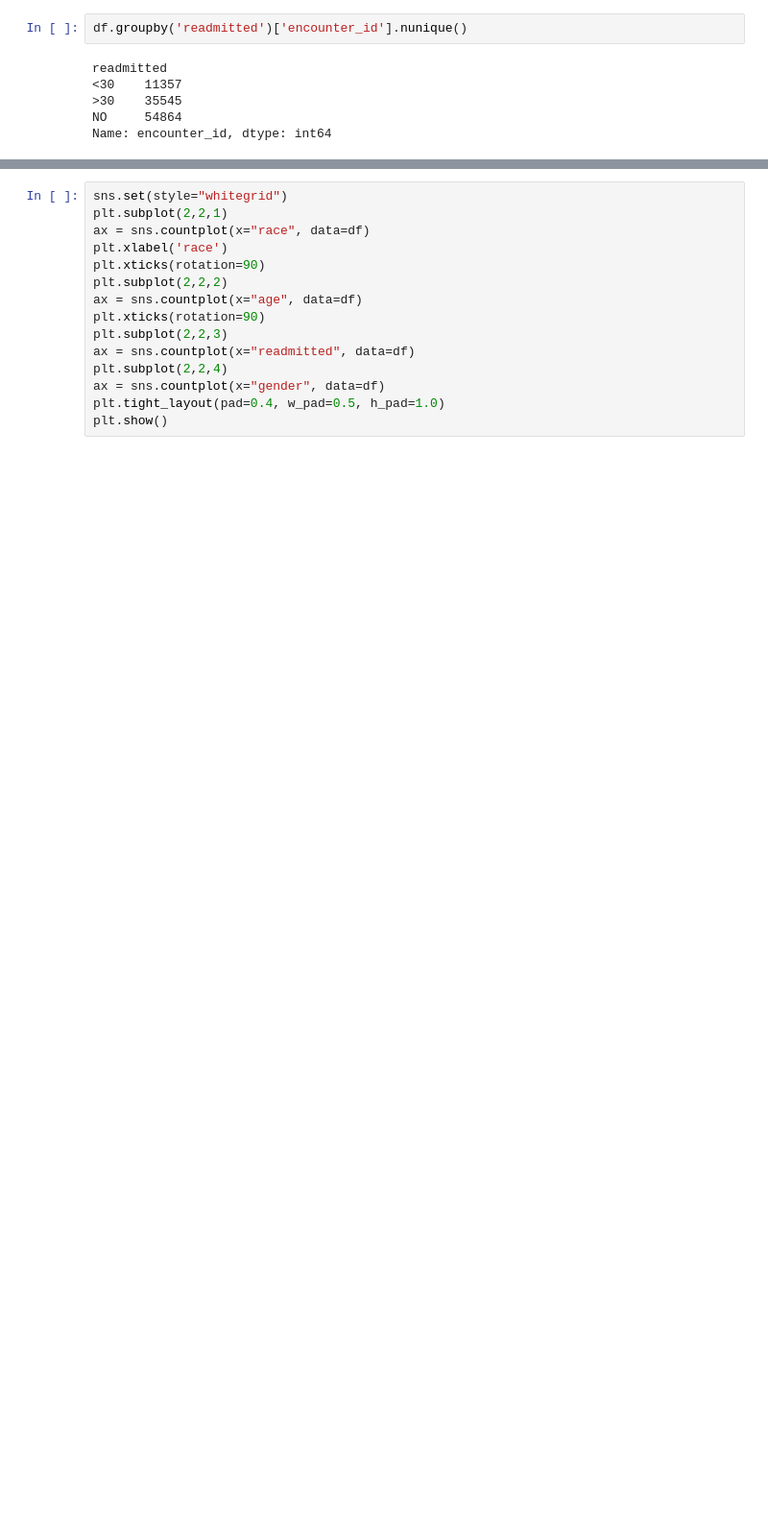
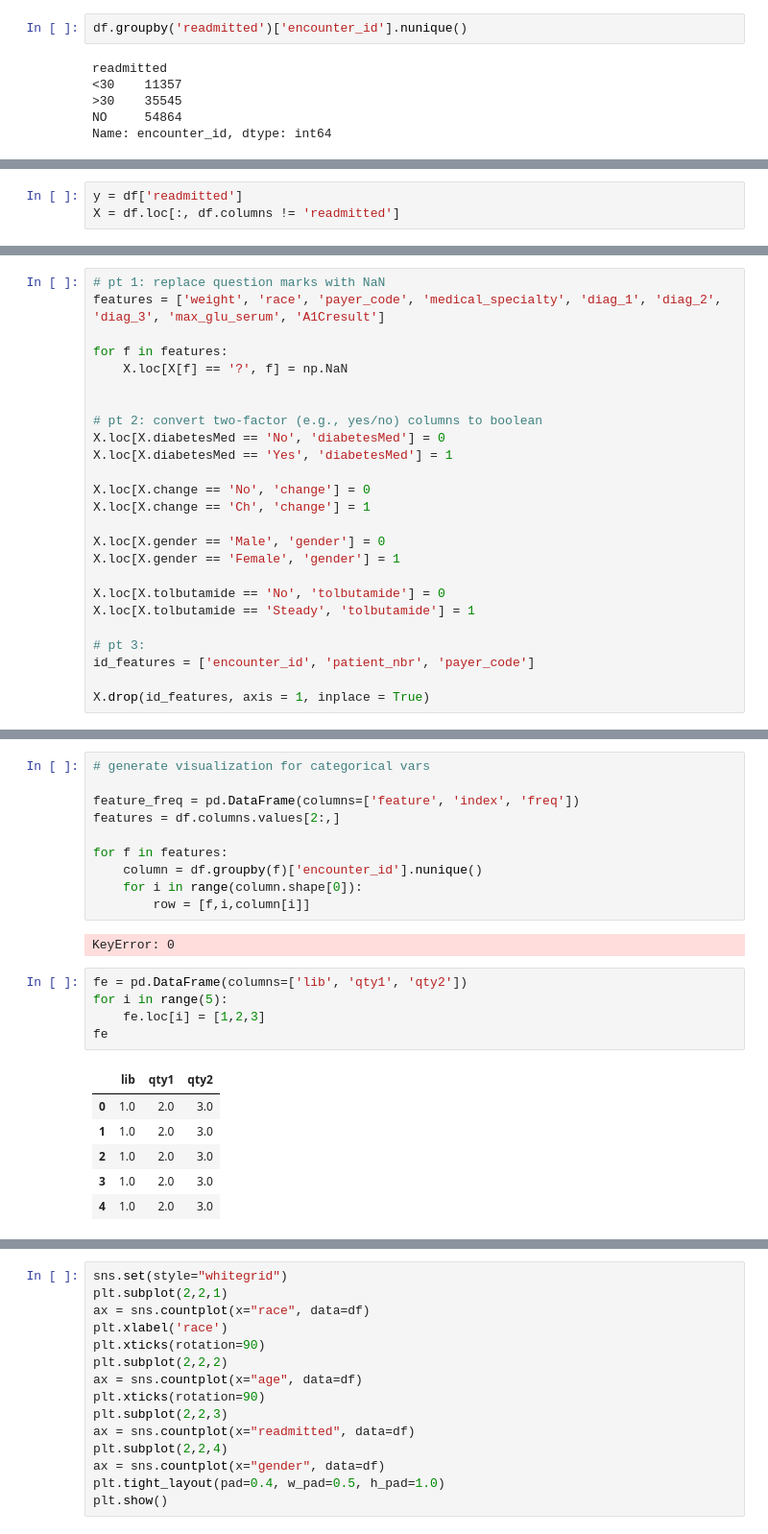
Before and after one commit to rikithamanjunath/diabetes-readmission, a Jupyter notebook: eda.ipynb, the cells around one changed output, grey strips where cells are left out. Shown at 96% size. Drawn from its saved outputs; the diff is of its cells as text; blank space fills up the shorter version.

```diff
--- a/eda.ipynb
+++ b/eda.ipynb
@@ -72,0 +42,3 @@ df.loc[df.medical_specialty == '?', 'medical_specialty'] = np.NaN
+# %%
+y = df['readmitted']
+X = df.loc[:, df.columns != 'readmitted']
@@ -72,0 +51,25 @@ df.loc[df.medical_specialty == '?', 'medical_specialty'] = np.NaN
+# %%
+# pt 1: replace question marks with NaN
+features = ['weight', 'race', 'payer_code', 'medical_specialty', 'diag_1', 'diag_2', 'diag_3', 'max_glu_serum', 'A1Cresult']
+
+for f in features:
+    X.loc[X[f] == '?', f] = np.NaN
+
+
+# pt 2: convert two-factor (e.g., yes/no) columns to boolean
+X.loc[X.diabetesMed == 'No', 'diabetesMed'] = 0
+X.loc[X.diabetesMed == 'Yes', 'diabetesMed'] = 1
+
+X.loc[X.change == 'No', 'change'] = 0
+X.loc[X.change == 'Ch', 'change'] = 1
+
+X.loc[X.gender == 'Male', 'gender'] = 0
+X.loc[X.gender == 'Female', 'gender'] = 1
+
+X.loc[X.tolbutamide == 'No', 'tolbutamide'] = 0
+X.loc[X.tolbutamide == 'Steady', 'tolbutamide'] = 1
+
+# pt 3:
+id_features = ['encounter_id', 'patient_nbr', 'payer_code']
+
+X.drop(id_features, axis = 1, inplace = True)
@@ -72,0 +126,24 @@ df.loc[df.medical_specialty == '?', 'medical_specialty'] = np.NaN
+# %%
+# generate visualization for categorical vars
+
+feature_freq = pd.DataFrame(columns=['feature', 'index', 'freq'])
+features = df.columns.values[2:,]
+
+for f in features:
+    column = df.groupby(f)['encounter_id'].nunique()
+    for i in range(column.shape[0]):
+        row = [f,i,column[i]]
+# %% [output]
+KeyError: 0
+# %%
+fe = pd.DataFrame(columns=['lib', 'qty1', 'qty2'])
+for i in range(5):
+    fe.loc[i] = [1,2,3]
+fe
+# %% [output]
+|  | lib | qty1 | qty2 |
+| 0 | 1.0 | 2.0 | 3.0 |
+| 1 | 1.0 | 2.0 | 3.0 |
+| 2 | 1.0 | 2.0 | 3.0 |
+| 3 | 1.0 | 2.0 | 3.0 |
+| 4 | 1.0 | 2.0 | 3.0 |
```
Also changed, not shown: parts of 22 cells of this notebook.
